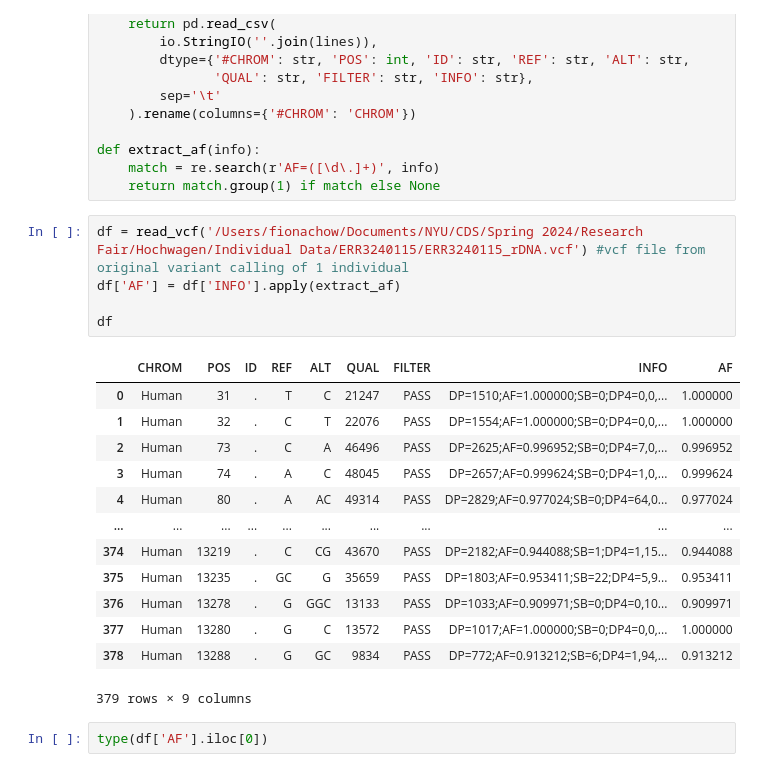
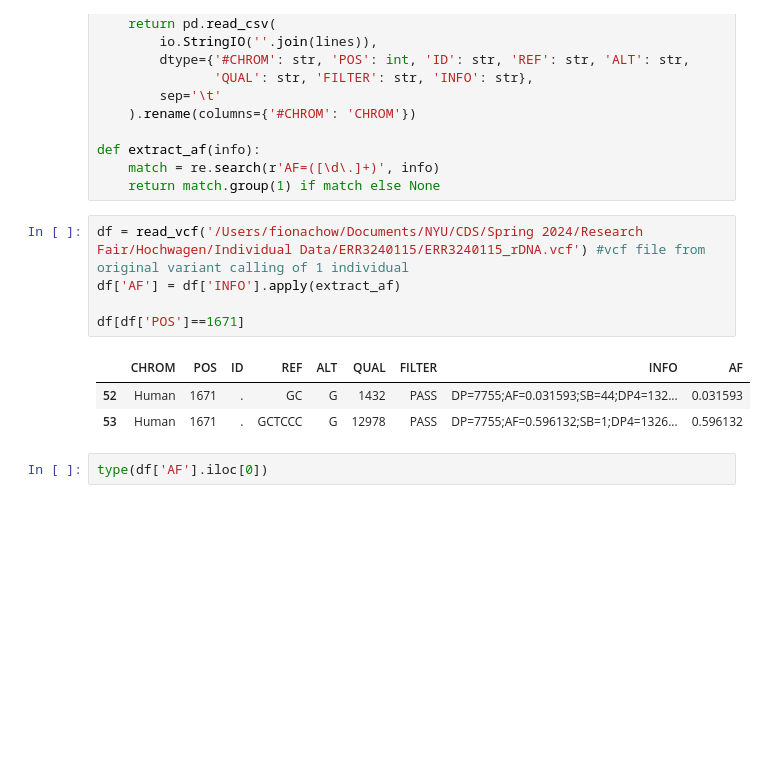
Before and after one commit to chowfi/Human-rDNA, a Jupyter notebook: notebooks/vcf_Reframe.ipynb, the cells around one changed output. Saved outputs shown, nothing was run; the diff lists cells and outputs as text; blank space fills up the shorter version.

```diff
--- a/notebooks/vcf_Reframe.ipynb
+++ b/notebooks/vcf_Reframe.ipynb
@@ -19,22 +19,12 @@ def extract_af(info):
 # %%
 df = read_vcf('/Users/fionachow/Documents/NYU/CDS/Spring 2024/Research Fair/Hochwagen/Individual Data/ERR3240115/ERR3240115_rDNA.vcf') #vcf file from original variant calling of 1 individual
 df['AF'] = df['INFO'].apply(extract_af)
 
-df
+df[df['POS']==1671]
 # %% [output]
 |  | CHROM | POS | ID | REF | ALT | QUAL | FILTER | INFO | AF |
-| 0 | Human | 31 | . | T | C | 21247 | PASS | DP=1510;AF=1.000000;SB=0;DP4=0,0,... | 1.000000 |
-| 1 | Human | 32 | . | C | T | 22076 | PASS | DP=1554;AF=1.000000;SB=0;DP4=0,0,... | 1.000000 |
-| 2 | Human | 73 | . | C | A | 46496 | PASS | DP=2625;AF=0.996952;SB=0;DP4=7,0,... | 0.996952 |
-| 3 | Human | 74 | . | A | C | 48045 | PASS | DP=2657;AF=0.999624;SB=0;DP4=1,0,... | 0.999624 |
-| 4 | Human | 80 | . | A | AC | 49314 | PASS | DP=2829;AF=0.977024;SB=0;DP4=64,0... | 0.977024 |
-| ... | ... | ... | ... | ... | ... | ... | ... | ... | ... |
-| 374 | Human | 13219 | . | C | CG | 43670 | PASS | DP=2182;AF=0.944088;SB=1;DP4=1,15... | 0.944088 |
-| 375 | Human | 13235 | . | GC | G | 35659 | PASS | DP=1803;AF=0.953411;SB=22;DP4=5,9... | 0.953411 |
-| 376 | Human | 13278 | . | G | GGC | 13133 | PASS | DP=1033;AF=0.909971;SB=0;DP4=0,10... | 0.909971 |
-| 377 | Human | 13280 | . | G | C | 13572 | PASS | DP=1017;AF=1.000000;SB=0;DP4=0,0,... | 1.000000 |
-| 378 | Human | 13288 | . | G | GC | 9834 | PASS | DP=772;AF=0.913212;SB=6;DP4=1,94,... | 0.913212 |
+| 52 | Human | 1671 | . | GC | G | 1432 | PASS | DP=7755;AF=0.031593;SB=44;DP4=132... | 0.031593 |
+| 53 | Human | 1671 | . | GCTCCC | G | 12978 | PASS | DP=7755;AF=0.596132;SB=1;DP4=1326... | 0.596132 |
-379 rows × 9 columns
 # %%
 type(df['AF'].iloc[0])
 # %% [output]
```
Also changed, not shown: parts of 29 cells of this notebook, 2 other files.
